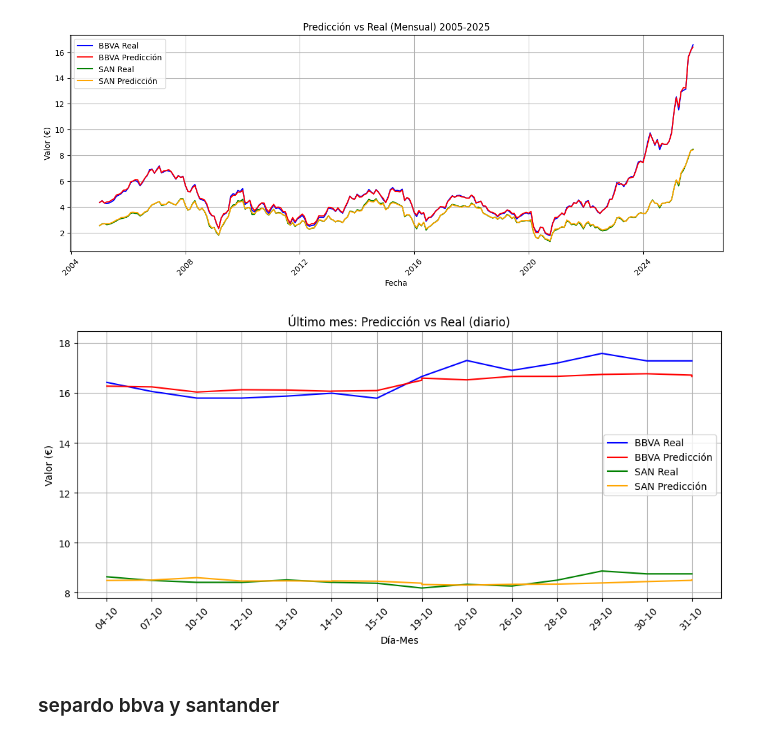
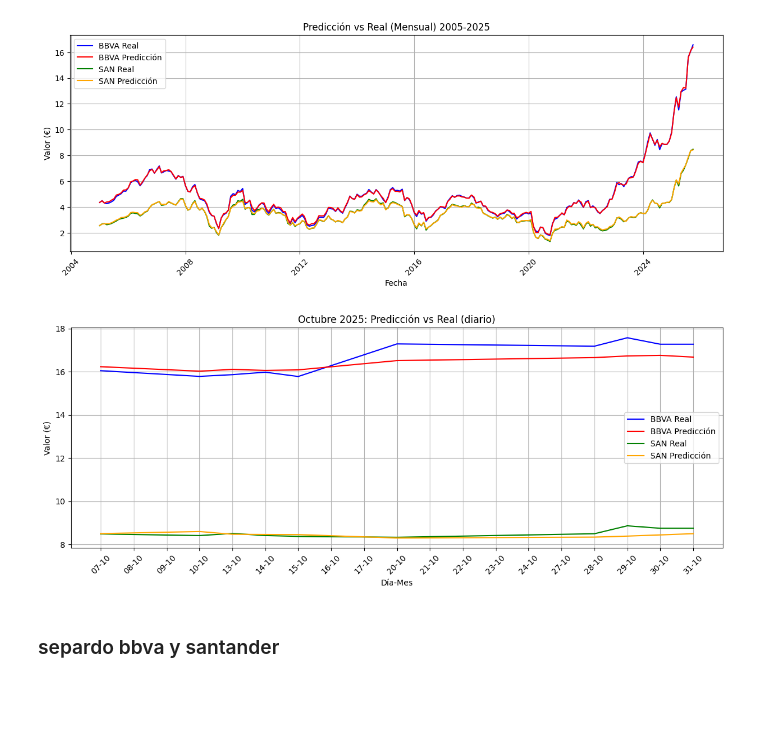
Before and after one commit to alejandromtnz/RNN-Prediccion_acciones, a Jupyter notebook: notebooks/RNN/cambiarfechas.ipynb, the cells around one changed output. Drawn from its saved outputs; the diff is of its cells as text; code cells hidden in the pictures; blank space fills up the shorter version.

```diff
--- a/notebooks/RNN/cambiarfechas.ipynb
+++ b/notebooks/RNN/cambiarfechas.ipynb
@@ -496,8 +397,9 @@ plt.show()
 # 1️⃣ Invertir escalado de todas las predicciones y valores reales
 # ===============================
 
+from sklearn.preprocessing import StandardScaler
+
 # Reentrenar un scaler solo con las columnas objetivo (BBVA y SAN)
-from sklearn.preprocessing import StandardScaler
 scaler_target = StandardScaler()
 scaler_target.fit(data_rnn[['BBVA.MC_Close', 'SAN.MC_Close']])
 
@@ -508,57 +410,63 @@ y_pred_inv = scaler_target.inverse_transform(y_pred)
 # Crear DataFrames completos con valores invertidos
 df_val_bbva_inv = pd.DataFrame({
     'date': dates_val,
-    'y_real': y_val_inv[:,0],  # BBVA
-    'y_pred': y_pred_inv[:,0]
+    'y_real': y_val_inv[:, 0],  # BBVA
+    'y_pred': y_pred_inv[:, 0]
 })
 df_val_san_inv = pd.DataFrame({
     'date': dates_val,
-    'y_real': y_val_inv[:,1],  # SAN
-    'y_pred': y_pred_inv[:,1]
+    'y_real': y_val_inv[:, 1],  # SAN
+    'y_pred': y_pred_inv[:, 1]
 })
 
 # Agregar columna 'month' para series mensuales
 df_val_bbva_inv['month'] = df_val_bbva_inv['date'].dt.to_period('M')
-df_val_san_inv['month'] = df_val_san_inv['date'].dt.to_period('M')
-
+df_val_san_inv['month']  = df_val_san_inv['date'].dt.to_period('M')
 
 # ------------------------------
 # Último mes: Octubre completo 1-31
 # ------------------------------
 
 # Definir rango octubre 2025
 oct_start = pd.Timestamp('2025-10-01')
 oct_end   = pd.Timestamp('2025-10-31')
 
-# Crear rango de días de trading
-oct_days = pd.date_range(start=oct_start, end=oct_end, freq='B')  # freq='B' = días hábiles
+# Crear rango de días hábiles
+oct_days = pd.date_range(start=oct_start, end=oct_end, freq='B')
 
-# Reindexar BBVA y SAN para llenar fechas faltantes y ordenar
-df_oct_bbva = df_val_bbva_inv.set_index('date').reindex(oct_days).interpolate().reset_index()
-df_oct_san  = df_val_san_inv.set_index('date').reindex(oct_days).interpolate().reset_index()
+# ✅ Eliminar duplicados de fecha (promediando si hay más de un registro por día)
+df_val_bbva_inv = df_val_bbva_inv.groupby('date', as_index=False).mean(numeric_only=True)
+df_val_san_inv  = df_val_san_inv.groupby('date', as_index=False).mean(numeric_only=True)
 
-# Renombrar columna de fechas
-df_oct_bbva.rename(columns={'index':'date'}, inplace=True)
-df_oct_san.rename(columns={'index':'date'}, inplace=True)
+# ✅ Reindexar BBVA y SAN para llenar fechas faltantes y mantener orden
+df_oct_bbva = df_val_bbva_inv.set_index('date').reindex(oct_days).interpolate(method='linear').reset_index()
+df_oct_san  = df_val_san_inv.set_index('date').reindex(oct_days).interpolate(method='linear').reset_index()
+
+# Renombrar columna de fechas (por si acaso)
+df_oct_bbva.rename(columns={'index': 'date'}, inplace=True)
+df_oct_san.rename(columns={'index': 'date'}, inplace=True)
 
 # Preparar eje X
 dates_plot = df_oct_bbva['date'].dt.strftime('%d-%m')
 
-# Graficar
-plt.figure(figsize=(12,5))
+# ------------------------------
+# Gráfico Octubre 2025
+# ------------------------------
+plt.figure(figsize=(12, 5))
 plt.plot(dates_plot, df_oct_bbva['y_real'], label='BBVA Real', color='blue')
 plt.plot(dates_plot, df_oct_bbva['y_pred'], label='BBVA Predicción', color='red')
 plt.plot(dates_plot, df_oct_san['y_real'], label='SAN Real', color='green')
 plt.plot(dates_plot, df_oct_san['y_pred'], label='SAN Predicción', color='orange')
 plt.title('Octubre 2025: Predicción vs Real (diario)')
 plt.xlabel('Día-Mes')
 plt.ylabel('Valor (€)')
 plt.xticks(rotation=45)
 plt.legend()
 plt.grid(True)
+plt.tight_layout()
 plt.show()
 # %% [output]
-[figure, old version]
+[figure, new version]
 # %% [markdown]
 ### separdo bbva y santander
 # %%
```
Also changed, not shown: parts of 11 cells of this notebook.
